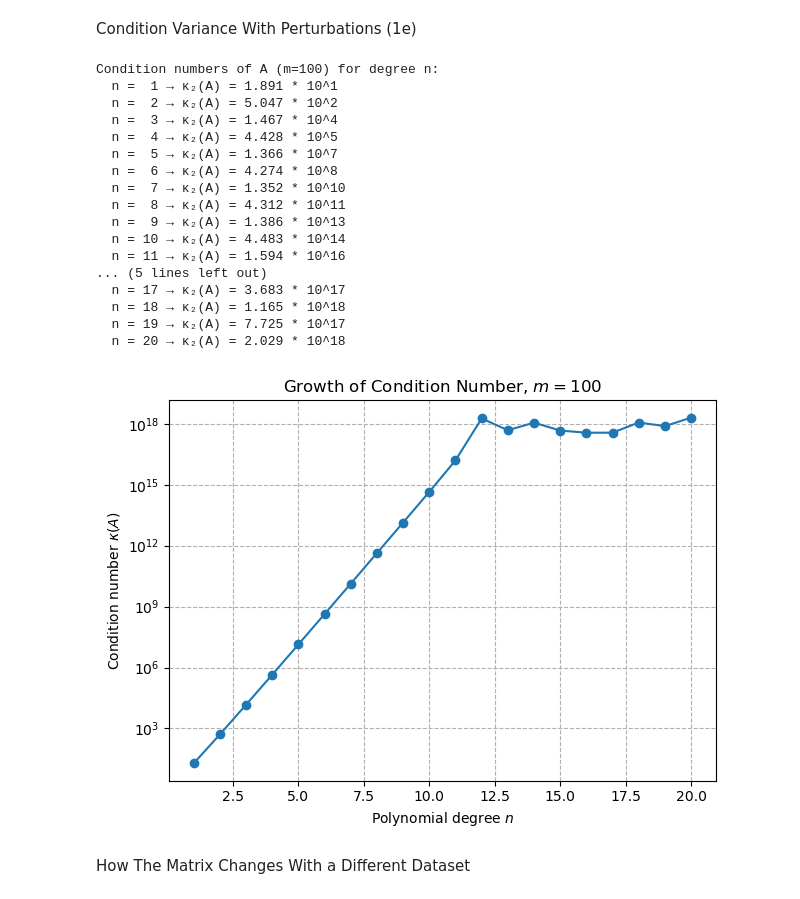
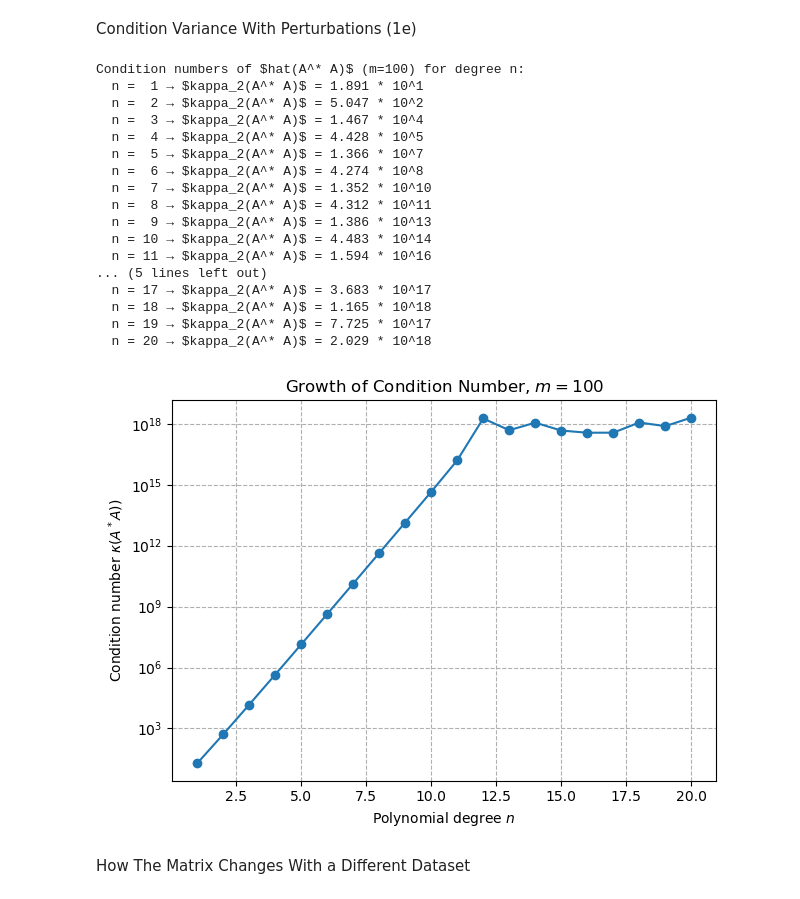
Before and after one commit to arthurabello/nla-assignment-2, a Jupyter notebook: assignment.ipynb, the cells around one changed output. Cells and saved outputs as stored; diff of their text form; code cells hidden in the pictures.

```diff
--- a/assignment.ipynb
+++ b/assignment.ipynb
@@ -115,7 +112,7 @@ import numpy as np
 def poly_ls(m, n):
 
     """
-    Builds the (n+1) x (n+1) matrix A for least-squares polynomial fitting.
+    Builds the (n+1) x (n+1) matrix A^T A for least-squares polynomial fitting.
 
     Args:
         m (int): number of subintervals (m >= 0)
@@ -135,7 +132,7 @@ def poly_ls(m, n):
 
     A = np.zeros((n+1, n+1), dtype=float) #intializes 0 matrix to be filled
     np.set_printoptions(precision=3, suppress=True)
-    for j in range(n+1):
+    for j in range(n+1): #THIS IS NOT A, IT IS A^* A
         for k in range(n+1):
             A[j, k] = np.sum(x**(j + k)) #fills each entry
 
@@ -179,68 +176,67 @@ def format_scientific(x, sig=3):
     """
 
     if x == 0:
         return "0"
     exp = int(np.floor(np.log10(abs(x))))
     mant = x / 10**exp
     return f"{mant:.{sig}f} * 10^{exp}"
 
 def compute_condition_numbers(m, max_n):
 
     """
-    Returns a list of the condition numbers of the polynomial least-squares matrix A(m) for degrees n = 1 to max_n.
+    Returns a list of the condition numbers of the polynomial least-squares matrix $hat(A)(m)$ for degrees n = 1 to max_n.
 
     Args:
         m (int): number of subintervals (m >= 0)
         max_n (int): maximum polynomial degree (max_n >= 0)
     Returns:
-        list: condition numbers of A(m) for degrees n = 1 to max_n
+        list: condition numbers of $hat(A)(m)$ for degrees n = 1 to max_n
     """
 
     conds = []
     for n in range(1, max_n + 1):
         A = poly_ls(m, n)
         sv = np.linalg.svd(A, compute_uv=False) #computes singular values
         conds.append(sv[0] / sv[-1]) #condition number is the ratio of the largest to smallest singular value.
     return conds
 
-if __name__ == "__main__":
-    m = 100
-    max_n = 20
+m = 100
+max_n = 20
 
-    cond_nums = compute_condition_numbers(m, max_n)
-    n_values = np.arange(1, max_n + 1)
+cond_nums = compute_condition_numbers(m, max_n)
+n_values = np.arange(1, max_n + 1)
 
-    print(f"Condition numbers of A (m={m}) for degree n:")
-    for n, c in zip(n_values, cond_nums):
-        print(f"  n = {n:2d} → κ₂(A) = {format_scientific(c)}")
+print(f"Condition numbers of $hat(A^* A)$ (m={m}) for degree n:")
+for n, c in zip(n_values, cond_nums):
+    print(f"  n = {n:2d} → $kappa_2(A^* A)$ = {format_scientific(c)}")
 
-    plt.figure()
-    plt.semilogy(n_values, cond_nums, marker="o", linestyle="-")
-    plt.xlabel("Polynomial degree $n$")
-    plt.ylabel("Condition number $\\kappa(A)$")
-    plt.title(f"Growth of Condition Number, $m={m}$")
-    plt.grid(True, which="both", ls="--")
-    plt.tight_layout()
-    plt.show()
+plt.figure()
+plt.semilogy(n_values, cond_nums, marker="o", linestyle="-")
+plt.xlabel("Polynomial degree $n$")
+plt.ylabel("Condition number $\kappa(A^* A))$")
+plt.title(f"Growth of Condition Number, $m={m}$")
+plt.grid(True, which="both", ls="--")
+plt.tight_layout()
+plt.show()
 # %% [output]
-Condition numbers of A (m=100) for degree n:
-  n =  1 → κ₂(A) = 1.891 * 10^1
-  n =  2 → κ₂(A) = 5.047 * 10^2
-  n =  3 → κ₂(A) = 1.467 * 10^4
-  n =  4 → κ₂(A) = 4.428 * 10^5
-  n =  5 → κ₂(A) = 1.366 * 10^7
-  n =  6 → κ₂(A) = 4.274 * 10^8
-  n =  7 → κ₂(A) = 1.352 * 10^10
-  n =  8 → κ₂(A) = 4.312 * 10^11
-  n =  9 → κ₂(A) = 1.386 * 10^13
-  n = 10 → κ₂(A) = 4.483 * 10^14
-  n = 11 → κ₂(A) = 1.594 * 10^16
+Condition numbers of $hat(A^* A)$ (m=100) for degree n:
+  n =  1 → $kappa_2(A^* A)$ = 1.891 * 10^1
+  n =  2 → $kappa_2(A^* A)$ = 5.047 * 10^2
+  n =  3 → $kappa_2(A^* A)$ = 1.467 * 10^4
+  n =  4 → $kappa_2(A^* A)$ = 4.428 * 10^5
+  n =  5 → $kappa_2(A^* A)$ = 1.366 * 10^7
+  n =  6 → $kappa_2(A^* A)$ = 4.274 * 10^8
+  n =  7 → $kappa_2(A^* A)$ = 1.352 * 10^10
+  n =  8 → $kappa_2(A^* A)$ = 4.312 * 10^11
+  n =  9 → $kappa_2(A^* A)$ = 1.386 * 10^13
+  n = 10 → $kappa_2(A^* A)$ = 4.483 * 10^14
+  n = 11 → $kappa_2(A^* A)$ = 1.594 * 10^16
 ... (5 lines left out)
-  n = 17 → κ₂(A) = 3.683 * 10^17
-  n = 18 → κ₂(A) = 1.165 * 10^18
-  n = 19 → κ₂(A) = 7.725 * 10^17
-  n = 20 → κ₂(A) = 2.029 * 10^18
+  n = 17 → $kappa_2(A^* A)$ = 3.683 * 10^17
+  n = 18 → $kappa_2(A^* A)$ = 1.165 * 10^18
+  n = 19 → $kappa_2(A^* A)$ = 7.725 * 10^17
+  n = 20 → $kappa_2(A^* A)$ = 2.029 * 10^18
-[figure, old version]
+[figure, new version]
 # %% [markdown]
 How The Matrix Changes With a Different Dataset
 # %%
```
Also changed, not shown: parts of 8 cells of this notebook, 2 other files.
